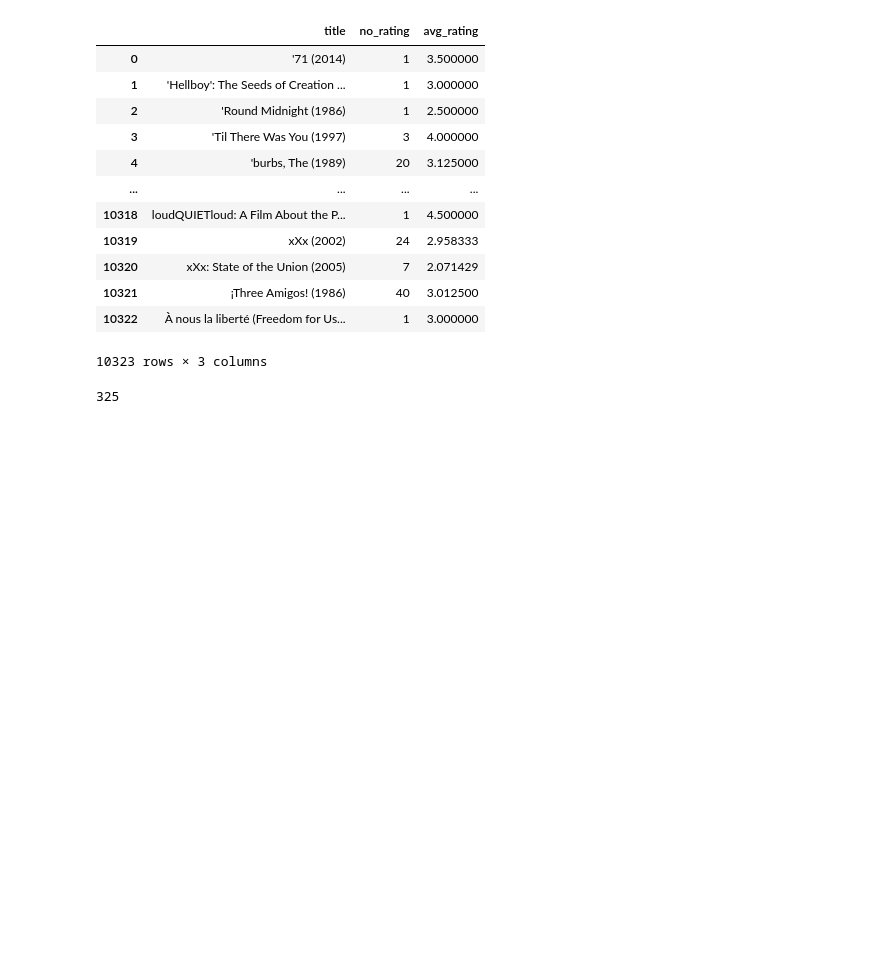
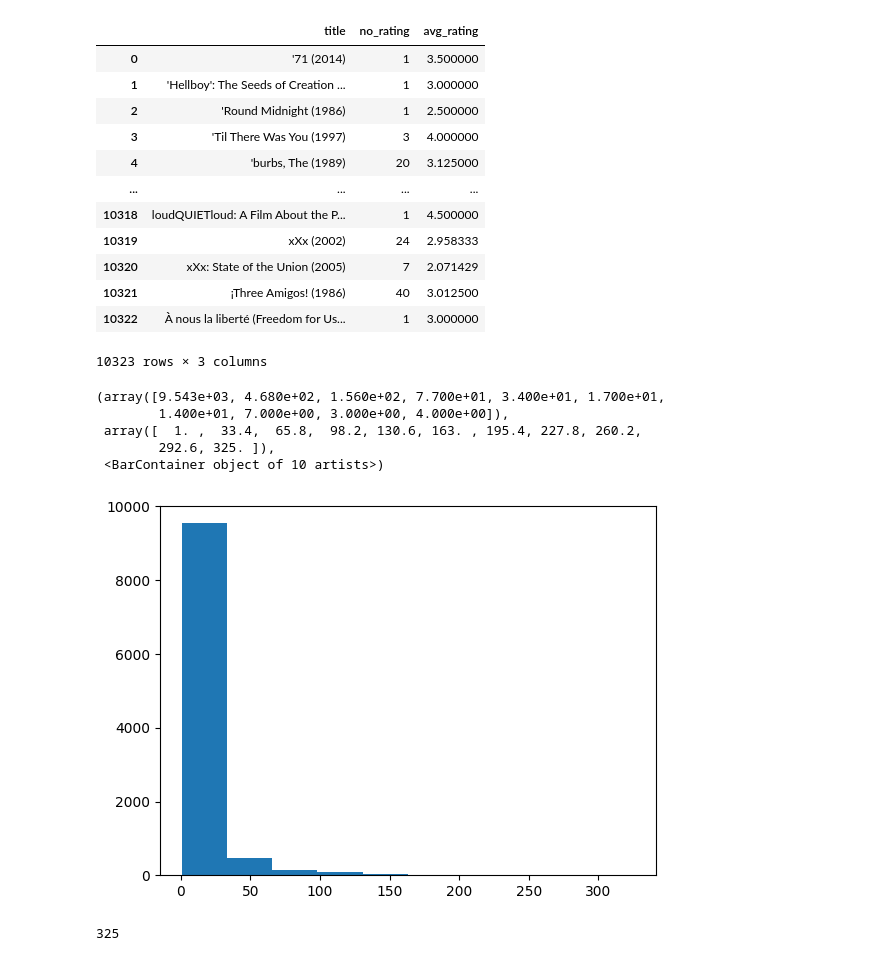
Before and after one commit to sarmistha-02/Movie-Recommendation-System, a Jupyter notebook: pop_movies.ipynb, the cells around one changed output. Cells and saved outputs as stored; diff of their text form; code cells hidden in the pictures; blank space fills up the shorter version.

```diff
--- a/pop_movies.ipynb
+++ b/pop_movies.ipynb
@@ -152,6 +154,15 @@ pop_df
 | 10321 | ¡Three Amigos! (1986) | 40 | 3.012500 |
 | 10322 | À nous la liberté (Freedom for Us... | 1 | 3.000000 |
 10323 rows × 3 columns
+# %%
+plt.hist(pop_df['no_rating'])
+# %% [output]
+(array([9.543e+03, 4.680e+02, 1.560e+02, 7.700e+01, 3.400e+01, 1.700e+01,
+        1.400e+01, 7.000e+00, 3.000e+00, 4.000e+00]),
+ array([  1. ,  33.4,  65.8,  98.2, 130.6, 163. , 195.4, 227.8, 260.2,
+        292.6, 325. ]),
+ <BarContainer object of 10 artists>)
+[figure, added]
 # %%
 pop_df.no_rating.max() # max no. of rating in a movie
 # %% [output]
```
Also changed, not shown: parts of 6 cells of this notebook, 3 other files.
